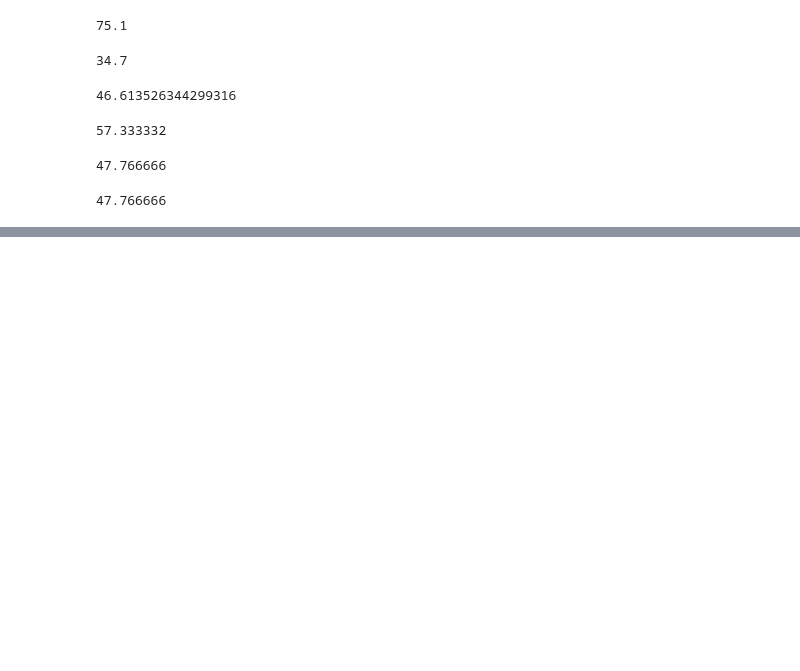
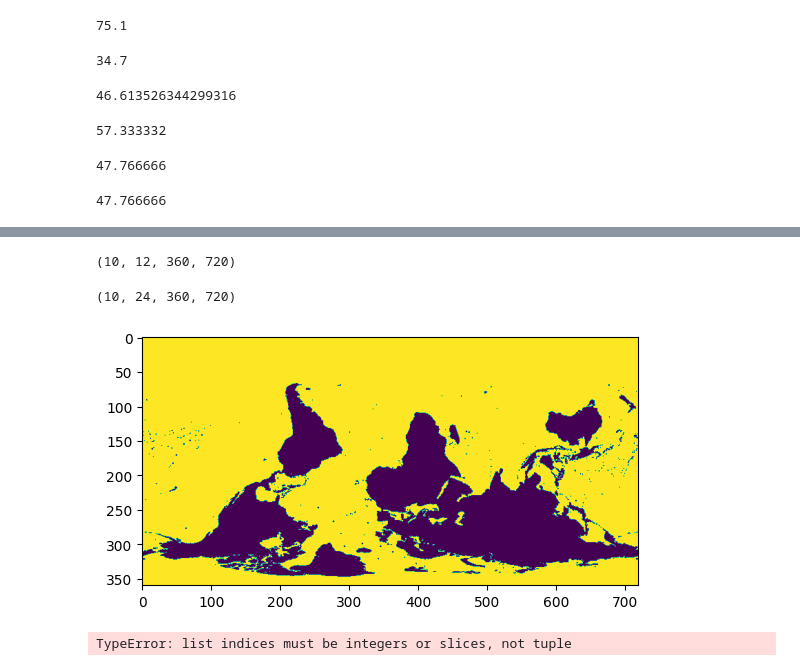
Before and after one commit to dadavie/planetary_garden, a Jupyter notebook: notebooks/Notebook_DavidSchildberger.ipynb, the cells around one changed output, grey strips where cells are left out. Saved outputs shown, nothing was run; the diff lists cells and outputs as text; code cells hidden in the pictures; blank space fills up the shorter version.

```diff
--- a/notebooks/Notebook_DavidSchildberger.ipynb
+++ b/notebooks/Notebook_DavidSchildberger.ipynb
@@ -372,0 +466,25 @@ bio_18_pre_dry_q(1980, lon, lat)
+# %%
+dat_.shape
+# %% [output]
+(10, 12, 360, 720)
+# %%
+def retrieve_all_features_all_years_CRU_data(year_start, year_stop):
+    val_nam_list = ['cld', 'dtr', 'frs', 'pet', 'pre', 'tmn', 'tmp', 'tmx', 'vap', 'wet']
+
+    year_start_in_month = (year_start-1901)*12
+    year_stop_in_month = (year_stop-1901)*12
+
+    val_t = []
+    for val in val_nam_list:
+        data = open_netcdf(get_filename(val))
+        val_t.append(data.variables[val][year_start_in_month:year_stop_in_month,:,:].data)
+    return np.array(val_t)
+# %%
+dt = retrieve_all_features_all_years_CRU_data(1980,1982)
+dt.shape
+# %% [output]
+(10, 24, 360, 720)
+# %%
+plt.imshow(dt[0,0,:,:]);
+# %% [output]
+[figure, added]
@@ -372,0 +508,4 @@ bio_18_pre_dry_q(1980, lon, lat)
+# %%
+bio_1(1980,1981).shape
+# %% [output]
+TypeError: list indices must be integers or slices, not tuple
```
Also changed, not shown: parts of 13 cells of this notebook.
